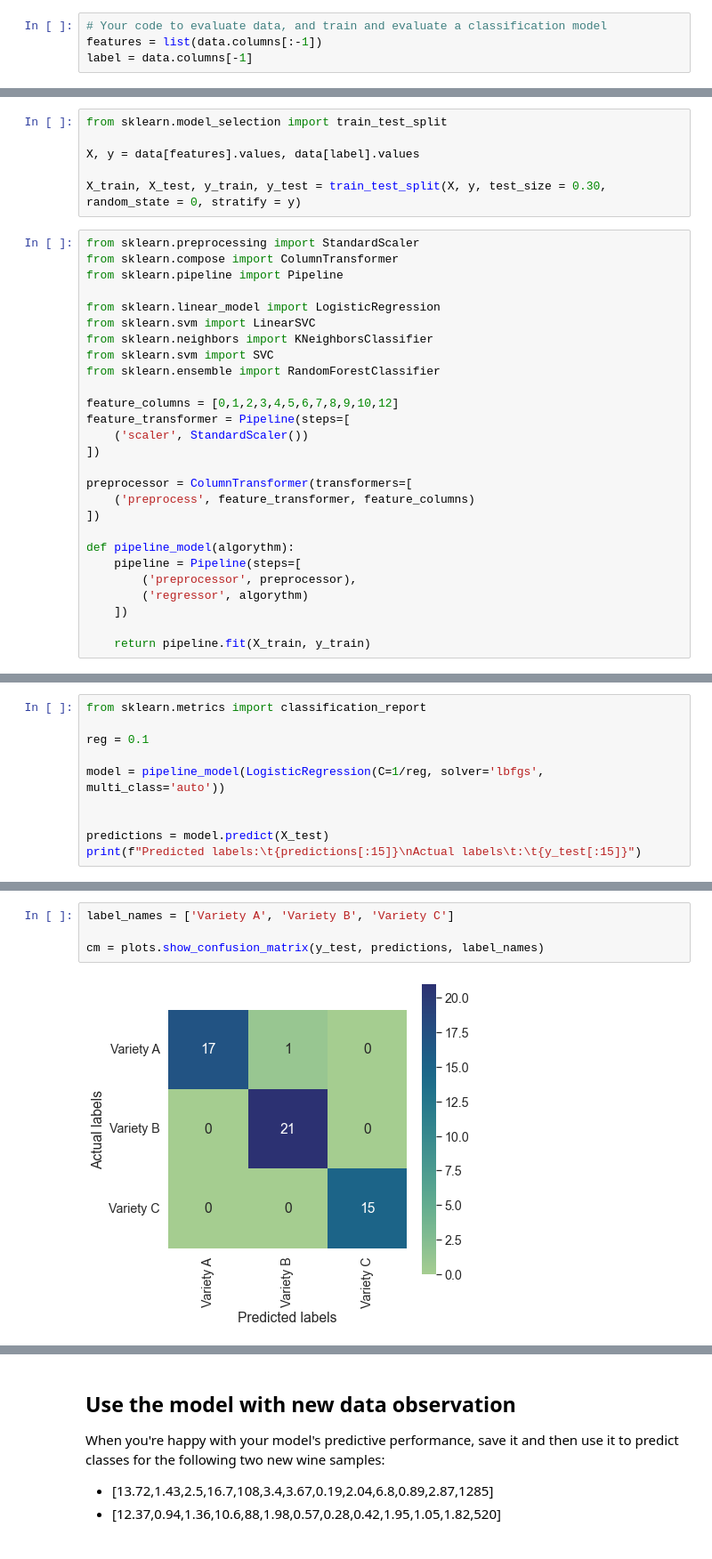
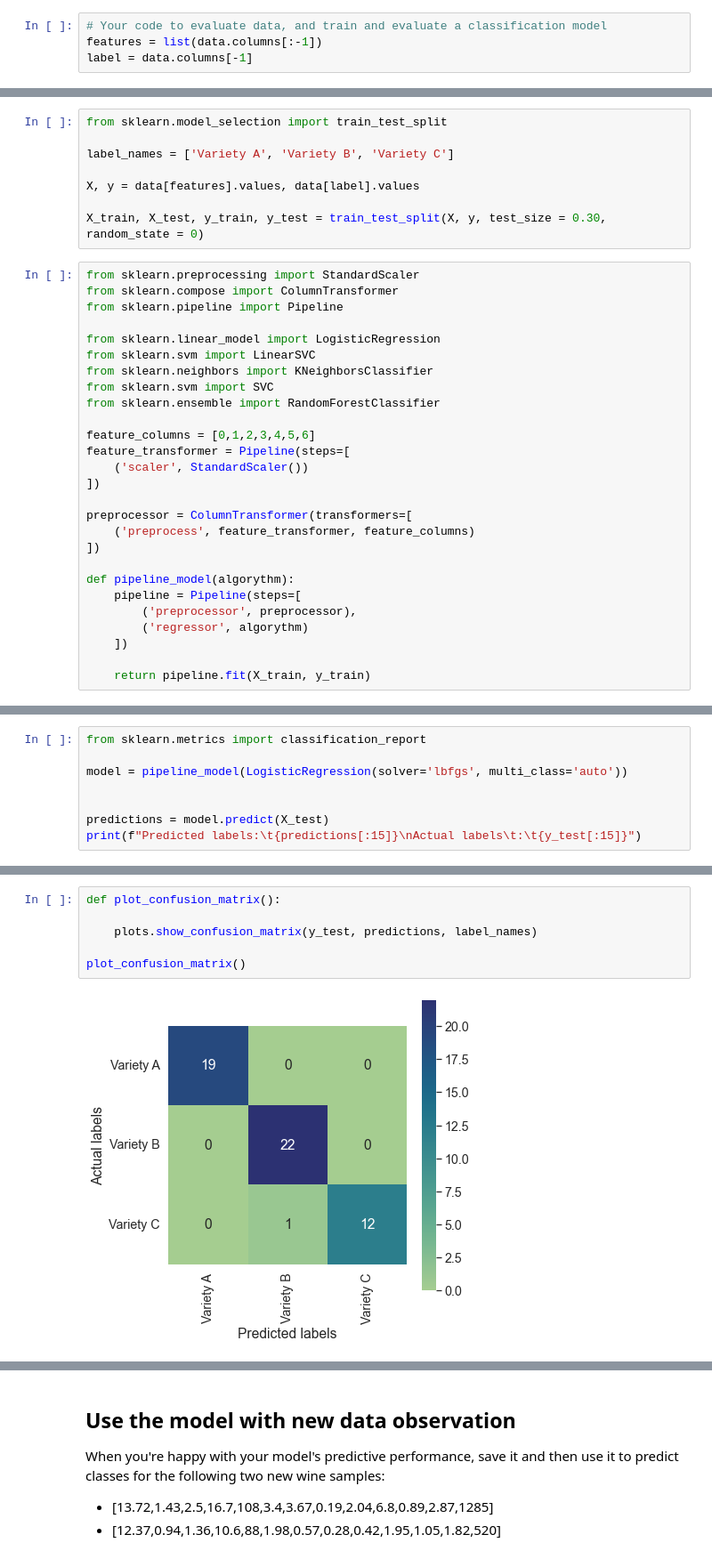
Before and after one commit to Berezovikov-A/ms_ml_challenges, a Jupyter notebook: 03 - Wine Classification Challenge.ipynb, the cells around one changed output, grey strips where cells are left out. Shown at 89% size. Cells and saved outputs as stored; diff of their text form.

```diff
--- a/03 - Wine Classification Challenge.ipynb
+++ b/03 - Wine Classification Challenge.ipynb
@@ -93,9 +93,11 @@ for feature in features:
 # %%
 from sklearn.model_selection import train_test_split
 
+label_names = ['Variety A', 'Variety B', 'Variety C']
+
 X, y = data[features].values, data[label].values
 
-X_train, X_test, y_train, y_test = train_test_split(X, y, test_size = 0.30, random_state = 0, stratify = y)
+X_train, X_test, y_train, y_test = train_test_split(X, y, test_size = 0.30, random_state = 0)
 # %%
 from sklearn.preprocessing import StandardScaler
 from sklearn.compose import ColumnTransformer
@@ -107,7 +109,7 @@ from sklearn.neighbors import KNeighborsClassifier
 from sklearn.svm import SVC
 from sklearn.ensemble import RandomForestClassifier
 
-feature_columns = [0,1,2,3,4,5,6,7,8,9,10,12]
+feature_columns = [0,1,2,3,4,5,6]
 feature_transformer = Pipeline(steps=[
     ('scaler', StandardScaler())
 ])
@@ -126,9 +130,7 @@ def pipeline_model(algorythm):
 # %%
 from sklearn.metrics import classification_report
 
-reg = 0.1
-
-model = pipeline_model(LogisticRegression(C=1/reg, solver='lbfgs', multi_class='auto'))
+model = pipeline_model(LogisticRegression(solver='lbfgs', multi_class='auto'))
 
 
 predictions = model.predict(X_test)
@@ -153,6 +163,8 @@ weighted avg       0.98      0.98      0.98        54
 # %%
-label_names = ['Variety A', 'Variety B', 'Variety C']
+def plot_confusion_matrix():
 
-cm = plots.show_confusion_matrix(y_test, predictions, label_names)
+    plots.show_confusion_matrix(y_test, predictions, label_names)
+
+plot_confusion_matrix()
 # %% [output]
-[figure, old version]
+[figure, new version]
```
Also changed, not shown: parts of 16 cells of this notebook.
